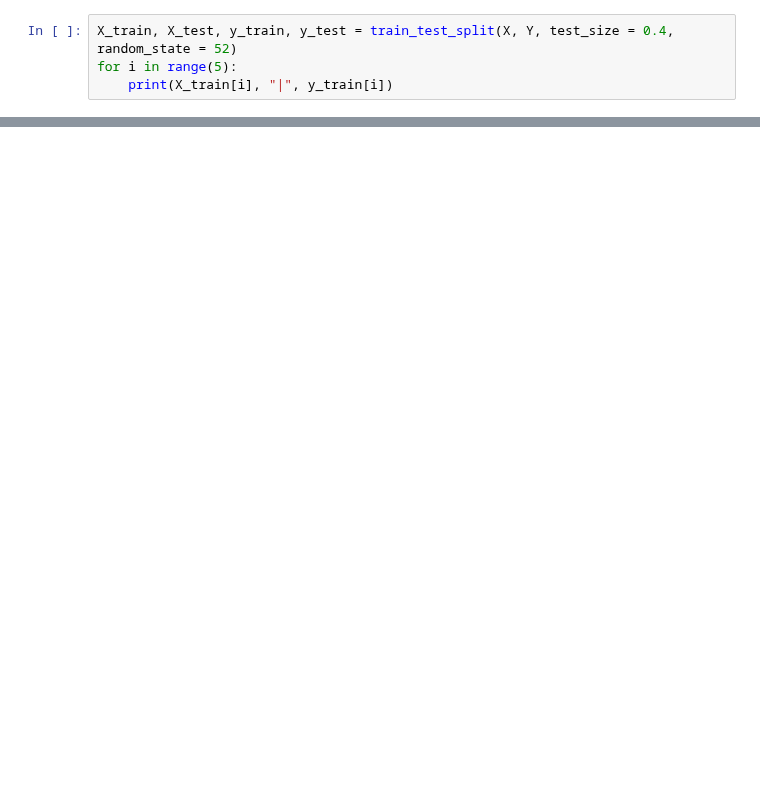
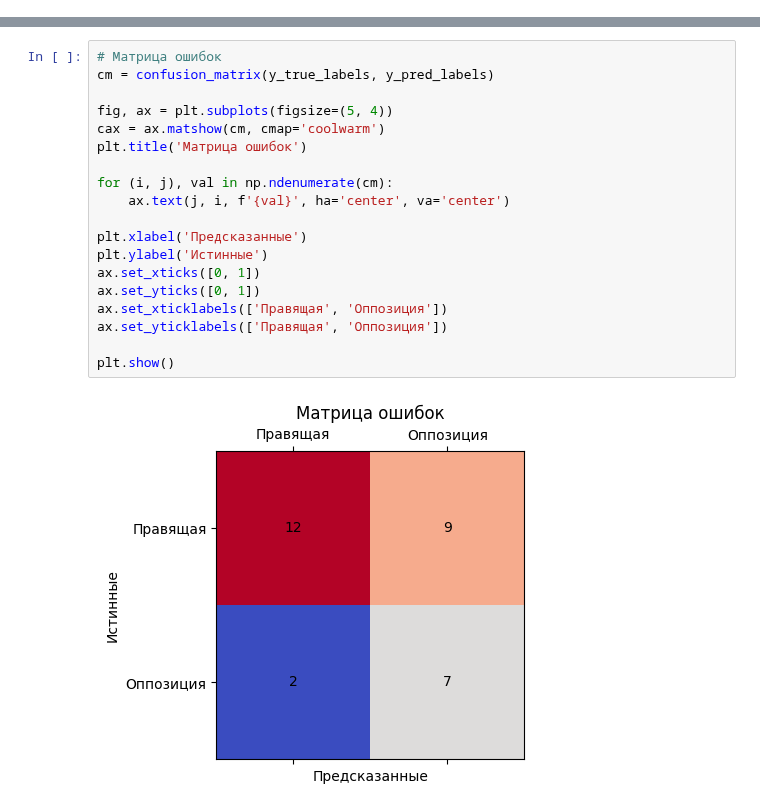
Before and after one commit to Stepsyota/BSU, a Jupyter notebook: Lab5/Lab5.ipynb, the cells around one changed output, grey strips where cells are left out. Drawn from its saved outputs; the diff is of its cells as text; blank space fills up the shorter version.

```diff
--- a/Lab5/Lab5.ipynb
+++ b/Lab5/Lab5.ipynb
@@ -43,4 +71,0 @@ Random Forest Accuracy: 0.4
-# %%
-X_train, X_test, y_train, y_test = train_test_split(X, Y, test_size = 0.4, random_state = 52)
-for i in range(5):
-    print(X_train[i], "|", y_train[i])
@@ -123,0 +153,21 @@ Best validation loss: 0.6957 at epoch 5
+# %%
+# Матрица ошибок
+cm = confusion_matrix(y_true_labels, y_pred_labels)
+
+fig, ax = plt.subplots(figsize=(5, 4))
+cax = ax.matshow(cm, cmap='coolwarm')
+plt.title('Матрица ошибок')
+
+for (i, j), val in np.ndenumerate(cm):
+    ax.text(j, i, f'{val}', ha='center', va='center')
+
+plt.xlabel('Предсказанные')
+plt.ylabel('Истинные')
+ax.set_xticks([0, 1])
+ax.set_yticks([0, 1])
+ax.set_xticklabels(['Правящая', 'Оппозиция'])
+ax.set_yticklabels(['Правящая', 'Оппозиция'])
+
+plt.show()
+# %% [output]
+[figure, added]
```
Also changed, not shown: parts of 10 cells of this notebook.
